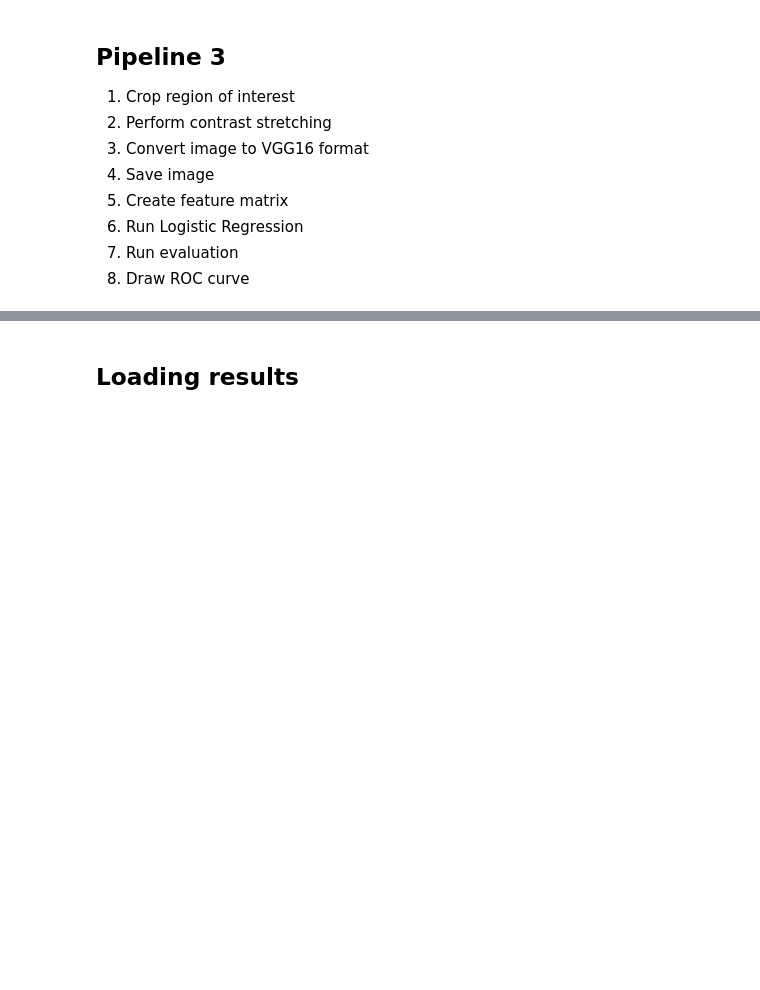
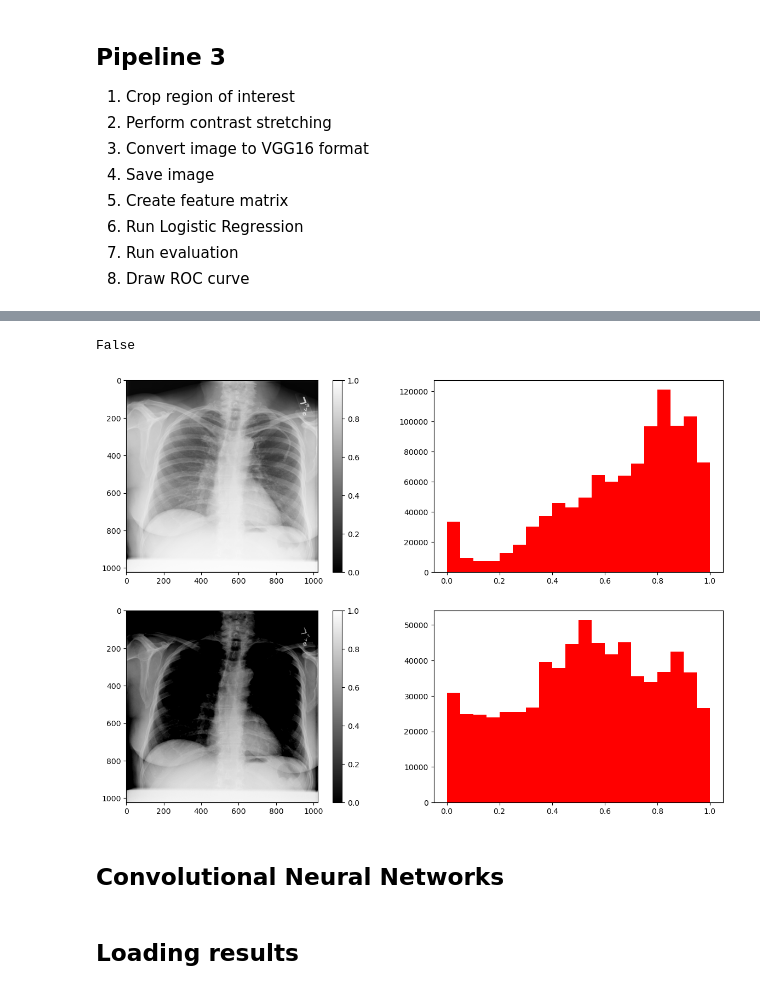
Before and after one commit to chinmaymokashicm/bmi_6331, a Jupyter notebook: data_challenge/task_1.ipynb, the cells around one changed output, grey strips where cells are left out. Drawn from its saved outputs; the diff is of its cells as text; code cells hidden in the pictures; blank space fills up the shorter version.

```diff
--- a/data_challenge/task_1.ipynb
+++ b/data_challenge/task_1.ipynb
@@ -146,0 +221,17 @@ img_rescaled_r50.shape, img_cropped_stretched.shape
+# %%
+img_test = code_obj.crop_img_by_region(filepath_test_control, n_rows=8, n_cols=8, range_rows=(0, 8), range_cols=(0, 8))
+fig, axes = plt.subplots(2, 2)
+fig.set_figheight(10)
+fig.set_figwidth(15)
+img_stretched = code_obj.contrast_stretch(img_test, lowest_pixel="otsu")
+list_img = [img_test, img_stretched]
+
+for i in [0, 1]:
+    disp = axes[i, 0].imshow(list_img[i], cmap="gray", vmin=0, vmax=1)
+    axes[i, 1].hist(list_img[i].flatten(), bins=20, range=(0, 1))
+    plt.colorbar(disp, ax=axes[i, 0])
+
+np.array_equal(img_test, img_stretched)
+# %% [output]
+False
+[figure, added]
@@ -147,3 +242,5 @@ img_rescaled_r50.shape, img_cropped_stretched.shape
+# %% [markdown]
+## Convolutional Neural Networks
 # %% [markdown]
 ## Loading results
 # %%
```
Also changed, not shown: parts of 21 cells of this notebook.
